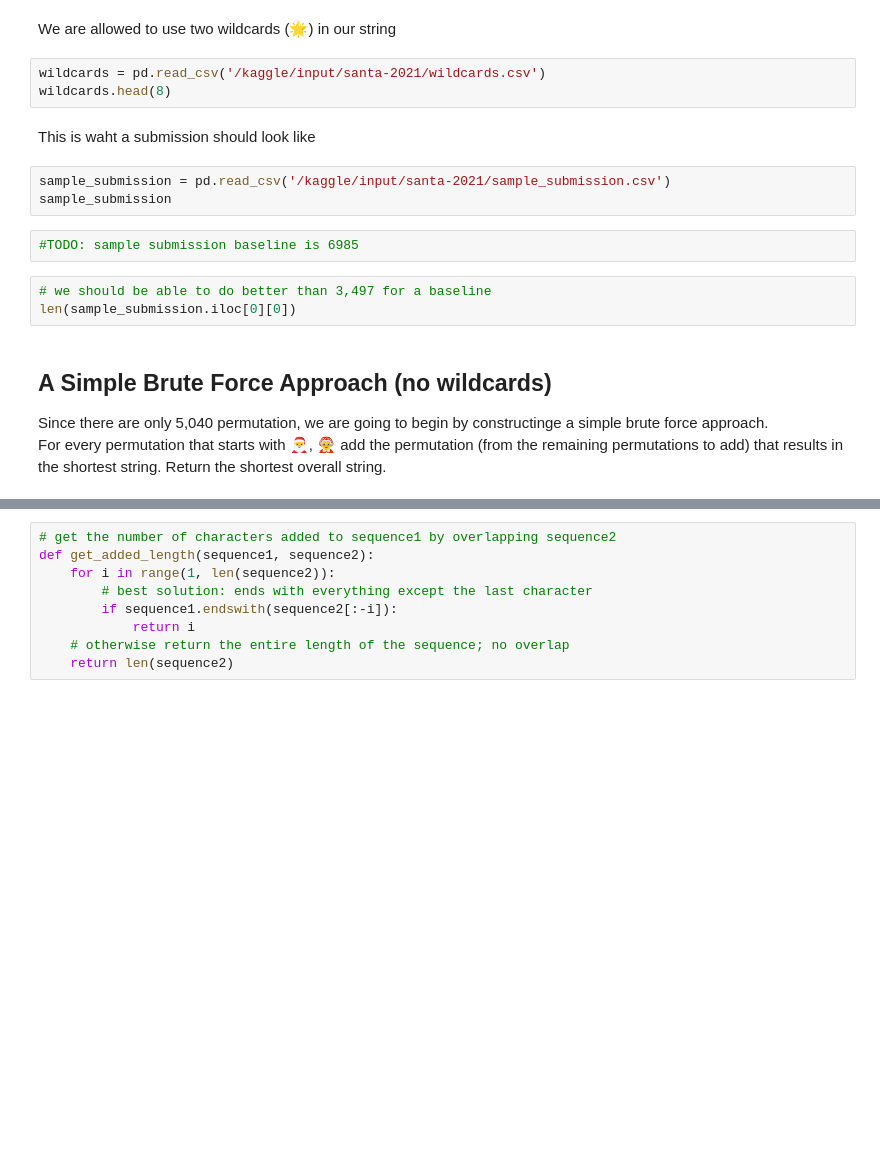
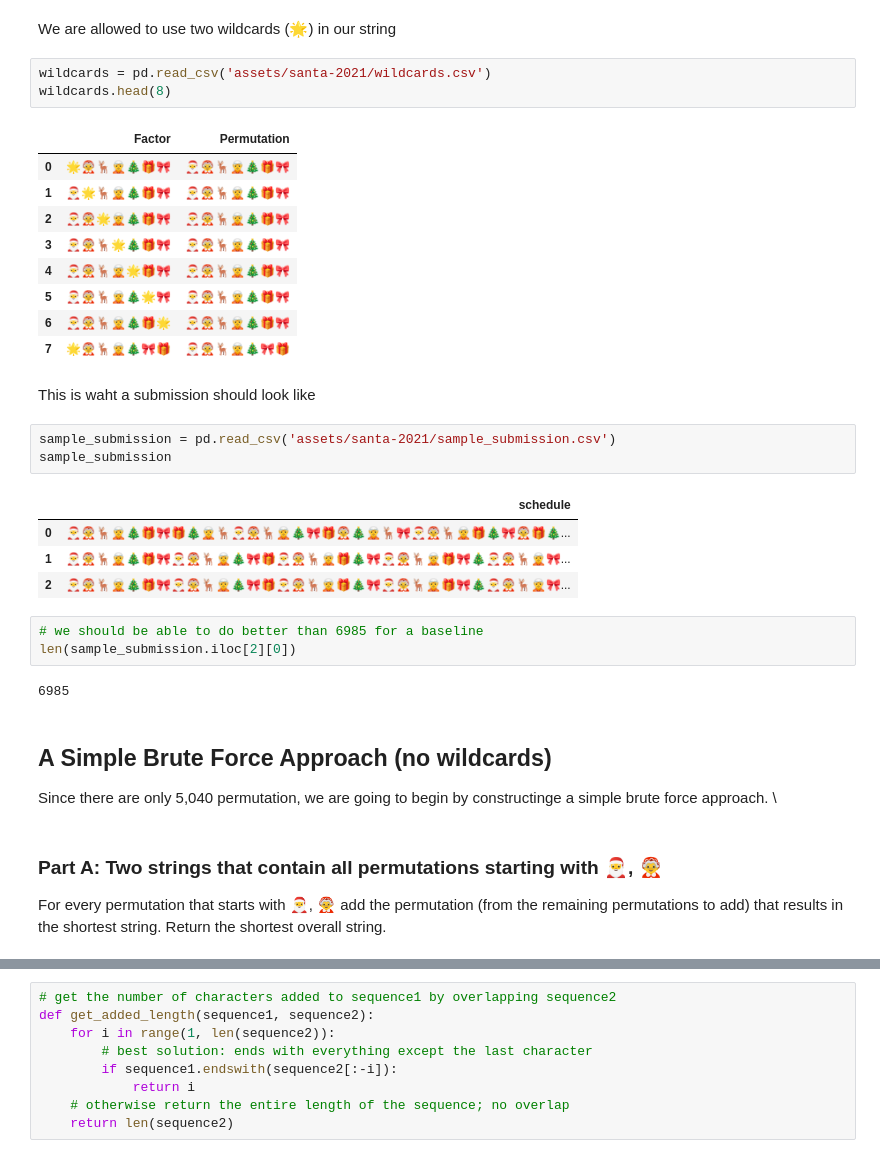
Before and after one commit to emily-bradley/merry-movie-montage, a Jupyter notebook: the-merry-movie-montage.ipynb, the cells around one changed output, grey strips where cells are left out. Cells and saved outputs as stored; diff of their text form; blank space fills up the shorter version.

```diff
--- a/the-merry-movie-montage.ipynb
+++ b/the-merry-movie-montage.ipynb
@@ -52,21 +90,39 @@ distance_matrix.head()
 # %% [markdown]
 We are allowed to use two wildcards (🌟) in our string
 # %%
-wildcards = pd.read_csv('/kaggle/input/santa-2021/wildcards.csv')
+wildcards = pd.read_csv('assets/santa-2021/wildcards.csv')
 wildcards.head(8)
+# %% [output]
+|  | Factor | Permutation |
+| 0 | 🌟🤶🦌🧝🎄🎁🎀 | 🎅🤶🦌🧝🎄🎁🎀 |
+| 1 | 🎅🌟🦌🧝🎄🎁🎀 | 🎅🤶🦌🧝🎄🎁🎀 |
+| 2 | 🎅🤶🌟🧝🎄🎁🎀 | 🎅🤶🦌🧝🎄🎁🎀 |
+| 3 | 🎅🤶🦌🌟🎄🎁🎀 | 🎅🤶🦌🧝🎄🎁🎀 |
+| 4 | 🎅🤶🦌🧝🌟🎁🎀 | 🎅🤶🦌🧝🎄🎁🎀 |
+| 5 | 🎅🤶🦌🧝🎄🌟🎀 | 🎅🤶🦌🧝🎄🎁🎀 |
+| 6 | 🎅🤶🦌🧝🎄🎁🌟 | 🎅🤶🦌🧝🎄🎁🎀 |
+| 7 | 🌟🤶🦌🧝🎄🎀🎁 | 🎅🤶🦌🧝🎄🎀🎁 |
 # %% [markdown]
 This is waht a submission should look like
 # %%
-sample_submission = pd.read_csv('/kaggle/input/santa-2021/sample_submission.csv')
+sample_submission = pd.read_csv('assets/santa-2021/sample_submission.csv')
 sample_submission
+# %% [output]
+|  | schedule |
+| 0 | 🎅🤶🦌🧝🎄🎁🎀🎁🎄🧝🦌🎅🤶🦌🧝🎄🎀🎁🤶🎄🧝🦌🎀🎅🤶🦌🧝🎁🎄🎀🤶🎁🎄... |
+| 1 | 🎅🤶🦌🧝🎄🎁🎀🎅🤶🦌🧝🎄🎀🎁🎅🤶🦌🧝🎁🎄🎀🎅🤶🦌🧝🎁🎀🎄🎅🤶🦌🧝🎀... |
+| 2 | 🎅🤶🦌🧝🎄🎁🎀🎅🤶🦌🧝🎄🎀🎁🎅🤶🦌🧝🎁🎄🎀🎅🤶🦌🧝🎁🎀🎄🎅🤶🦌🧝🎀... |
-# %%
-#TODO: sample submission baseline is 6985
 # %%
-# we should be able to do better than 3,497 for a baseline
-len(sample_submission.iloc[0][0])
+# we should be able to do better than 6985 for a baseline
+len(sample_submission.iloc[2][0])
+# %% [output]
+6985
 # %% [markdown]
 ## A Simple Brute Force Approach (no wildcards)
 Since there are only 5,040 permutation, we are going to begin by constructinge a simple brute force approach. \
-For every permutation that starts with 🎅, 🤶 add the permutation (from the remaining permutations to add) that results in the shortest string. Return the shortest overall string.
+# %% [markdown]
+### Part A: Two strings that contain all permutations starting with 🎅, 🤶
+
+For every permutation that starts with 🎅, 🤶 add the permutation (from the remaining permutations to add) that results in the shortest string. Return the shortest overall string.
 # %%
 # since there are 5 spots after 🎅, 🤶 and we cannot repeat symbols
```
Also changed, not shown: parts of 37 cells of this notebook.
